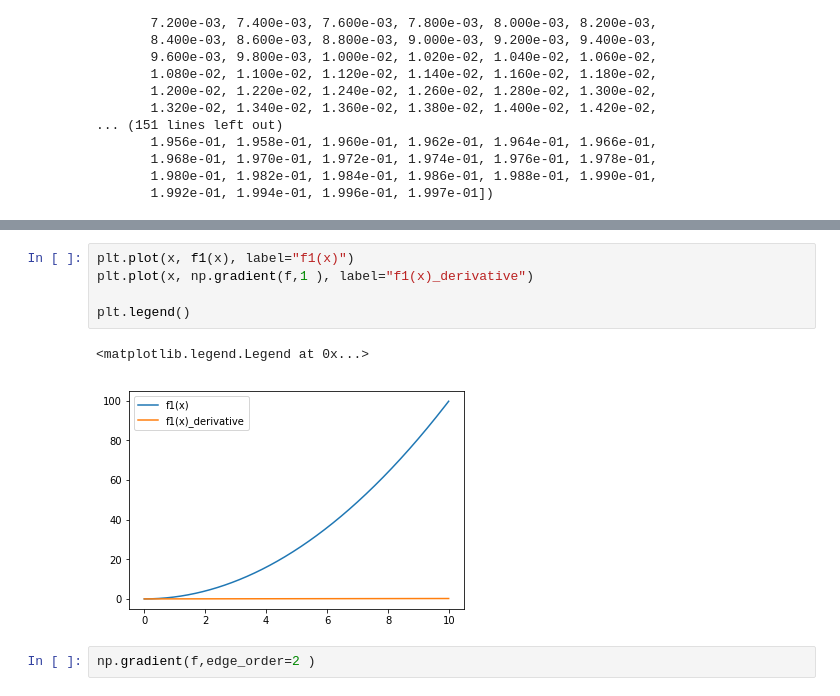
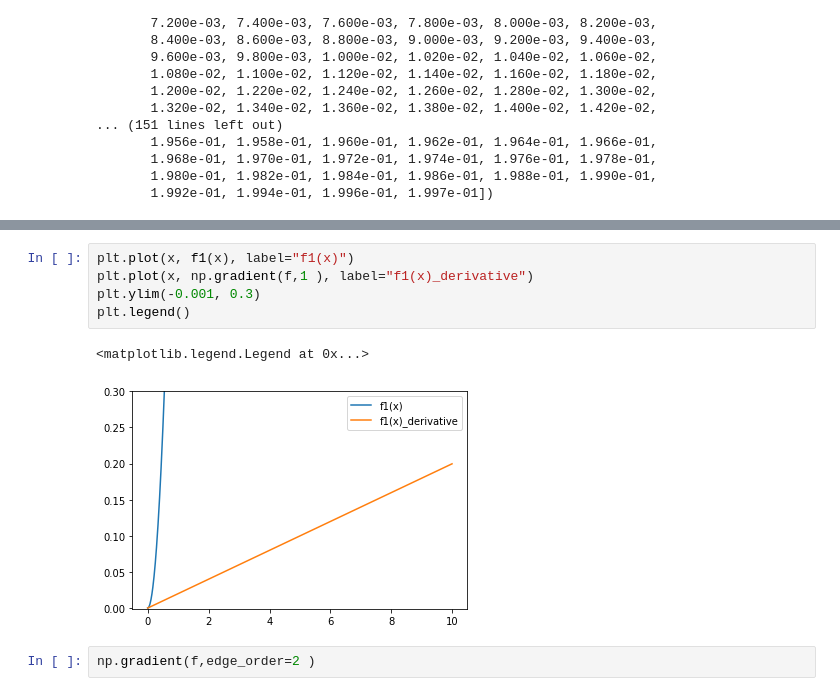
Before and after one commit to zerosum99/tensor_study, a Jupyter notebook: 미분구하기.ipynb, the cells around one changed output, grey strips where cells are left out. Drawn from its saved outputs; the diff is of its cells as text.

```diff
--- a/미분구하기.ipynb
+++ b/미분구하기.ipynb
@@ -86,11 +96,11 @@ array([1.000e-04, 2.000e-04, 4.000e-04, 6.000e-04, 8.000e-04, 1.000e-03,
 # %%
 plt.plot(x, f1(x), label="f1(x)")
 plt.plot(x, np.gradient(f,1 ), label="f1(x)_derivative")
-
+plt.ylim(-0.001, 0.3)
 plt.legend()
 # %% [output]
 <matplotlib.legend.Legend at 0x...>
-[figure, old version]
+[figure, new version]
 # %%
 np.gradient(f,edge_order=2 )
 # %% [output]
```
Also changed, not shown: parts of 12 cells of this notebook, 1 other file.
